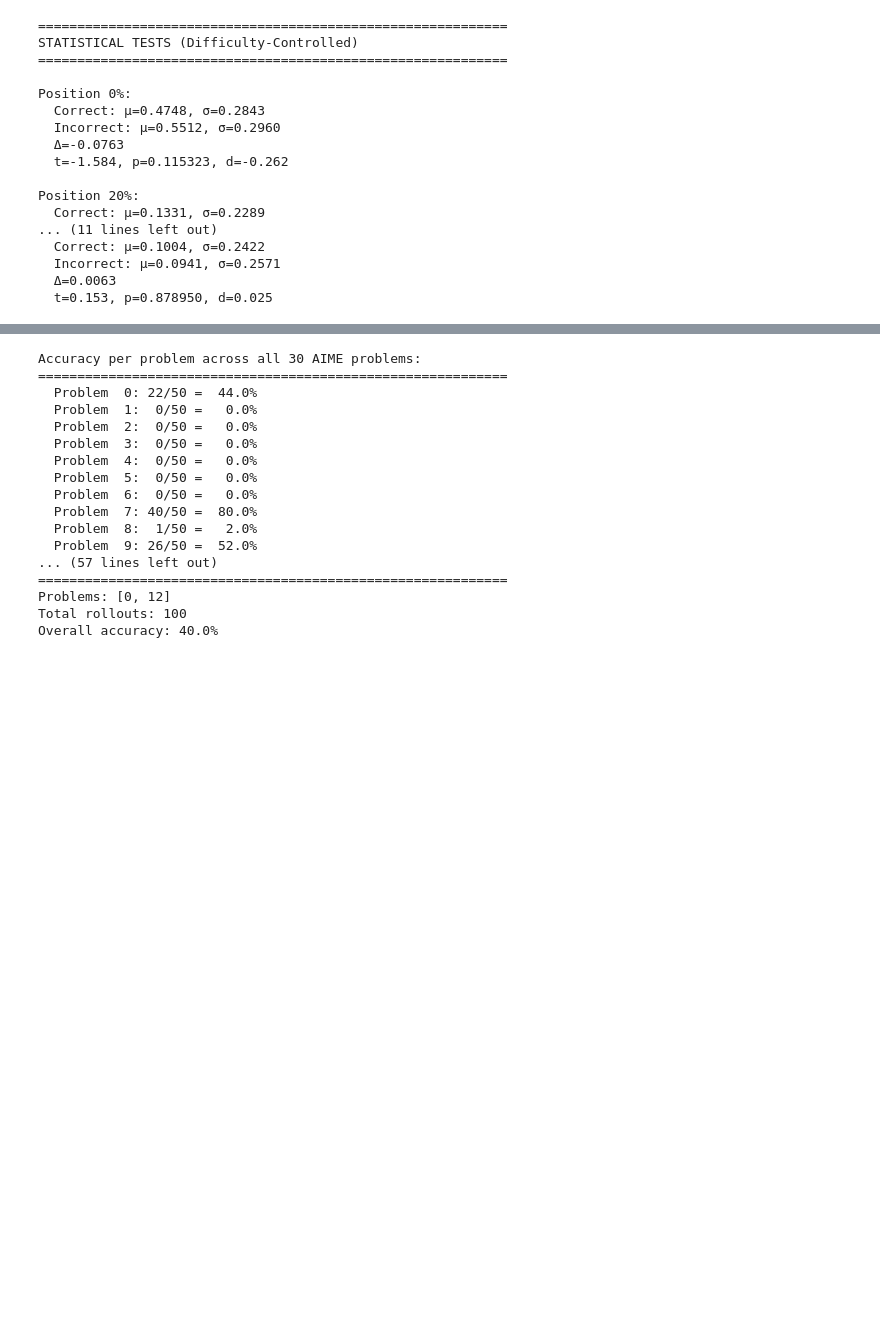
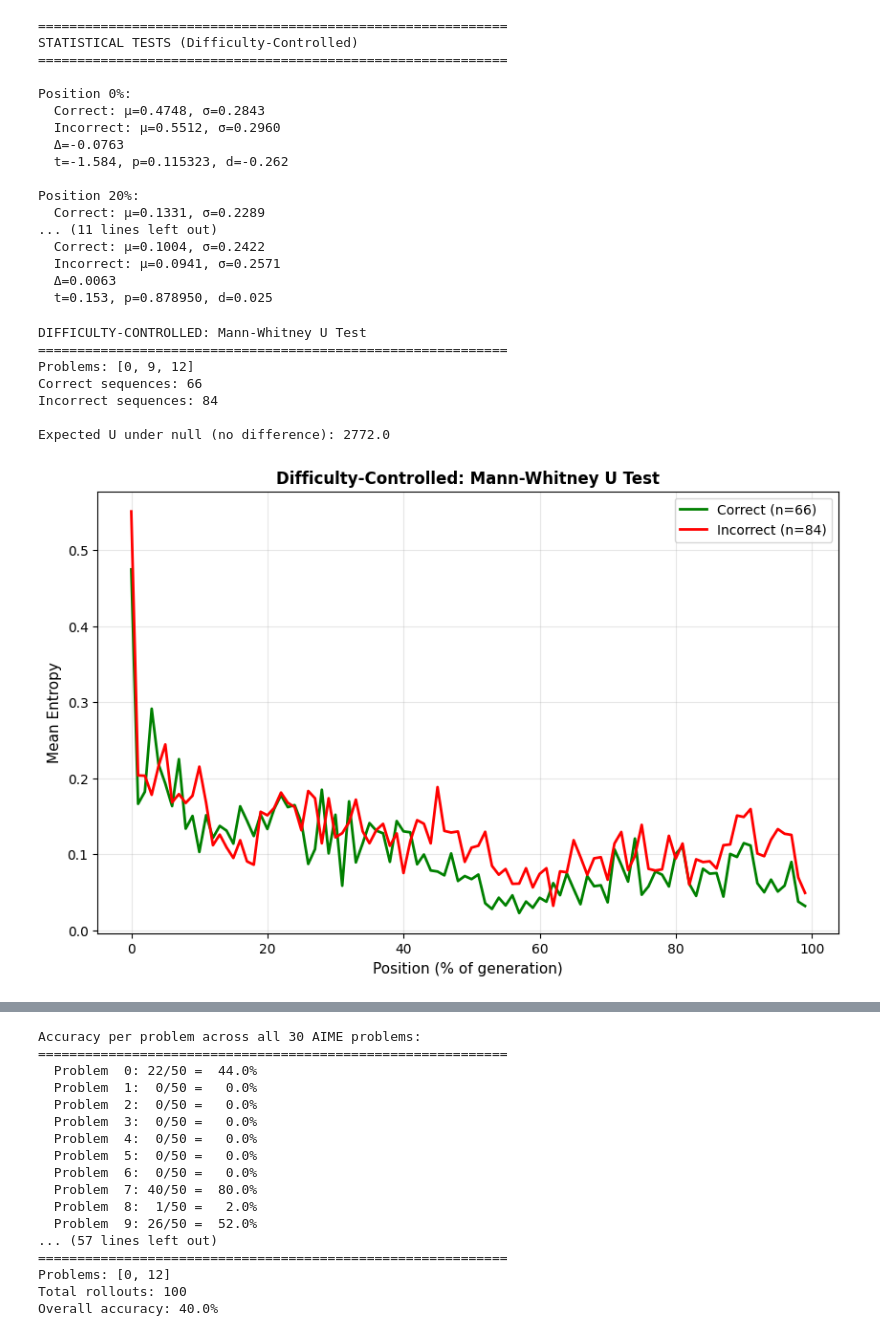
Before and after one commit to adityashukzy/MAT1510-Project, a Jupyter notebook: aggregate.ipynb, the cells around one changed output, grey strips where cells are left out. Cells and saved outputs as stored; diff of their text form; code cells hidden in the pictures; blank space fills up the shorter version.

```diff
--- a/aggregate.ipynb
+++ b/aggregate.ipynb
@@ -1124,3 +1288,67 @@ Position 20%:
   Incorrect: μ=0.0941, σ=0.2571
   Δ=0.0063
   t=0.153, p=0.878950, d=0.025
+# %%
+# Difficulty-controlled analysis with Mann-Whitney U test
+from scipy.stats import mannwhitneyu
+
+handpicked_problems = [0, 9, 12]
+df_handpicked = df[df['problem_idx'].isin(handpicked_problems)]
+df_handpicked_nc = df_handpicked[df_handpicked['condition'] == 'not_conditioned']
+
+# Reuse sequences from above (already computed)
+# correct_seqs_hp and incorrect_seqs_hp
+
+print("DIFFICULTY-CONTROLLED: Mann-Whitney U Test")
+print("="*60)
+print(f"Problems: {handpicked_problems}")
+print(f"Correct sequences: {len(correct_seqs_hp)}")
+print(f"Incorrect sequences: {len(incorrect_seqs_hp)}")
+
+# Expected U under null hypothesis
+n1 = len(correct_seqs_hp)
+n2 = len(incorrect_seqs_hp)
+expected_u = (n1 * n2) / 2
+print(f"\nExpected U under null (no difference): {expected_u:.1f}")
+
+# Plot (same as before)
+positions = np.arange(100)
+
+plt.figure(figsize=(10, 6))
+plt.plot(positions, correct_mean_hp, label=f'Correct (n={len(correct_seqs_hp)})',
+         color='green', linewidth=2)
+plt.plot(positions, incorrect_mean_hp, label=f'Incorrect (n={len(incorrect_seqs_hp)})',
+         color='red', linewidth=2)
+plt.xlabel('Position (% of generation)', fontsize=11)
+plt.ylabel('Mean Entropy', fontsize=11)
+plt.title('Difficulty-Controlled: Mann-Whitney U Test',
+          fontsize=12, fontweight='bold')
+plt.legend(fontsize=10)
+plt.grid(True, alpha=0.3)
+plt.show()
+
+# Mann-Whitney U tests
+print("\n" + "="*60)
+print("STATISTICAL TESTS (Mann-Whitney U)")
+print("="*60)
+
+for pct in [0, 20, 50, 80]:
+    correct_vals = [seq[pct] for seq in correct_seqs_hp]
+    incorrect_vals = [seq[pct] for seq in incorrect_seqs_hp]
+
+    u_stat, p_val = mannwhitneyu(correct_vals, incorrect_vals, alternative='two-sided')
+
+    print(f"\nPosition {pct}%:")
+    print(f"  Correct: μ={np.mean(correct_vals):.4f}, σ={np.std(correct_vals):.4f}")
+    print(f"  Incorrect: μ={np.mean(incorrect_vals):.4f}, σ={np.std(incorrect_vals):.4f}")
+    print(f"  Δ={np.mean(correct_vals) - np.mean(incorrect_vals):.4f}")
+    print(f"  U={u_stat:.1f} (expected={expected_u:.1f}), p={p_val:.6f}")
+# %% [output]
+DIFFICULTY-CONTROLLED: Mann-Whitney U Test
+============================================================
+Problems: [0, 9, 12]
+Correct sequences: 66
+Incorrect sequences: 84
+
+Expected U under null (no difference): 2772.0
+[figure, added]
```
Also changed, not shown: parts of 6 cells of this notebook, 3 other files.
